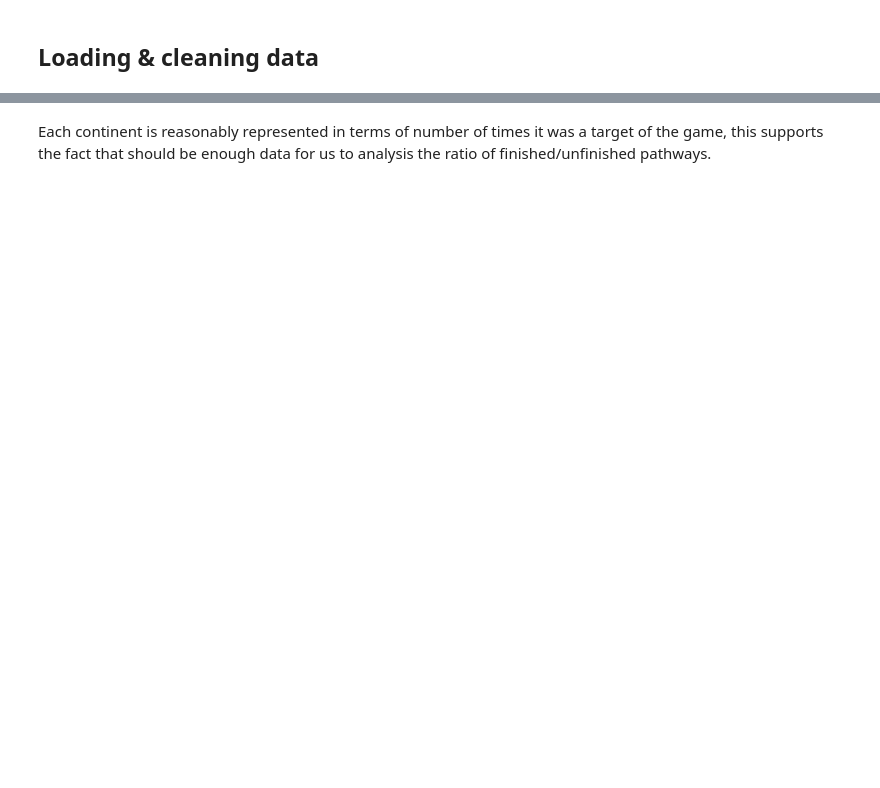
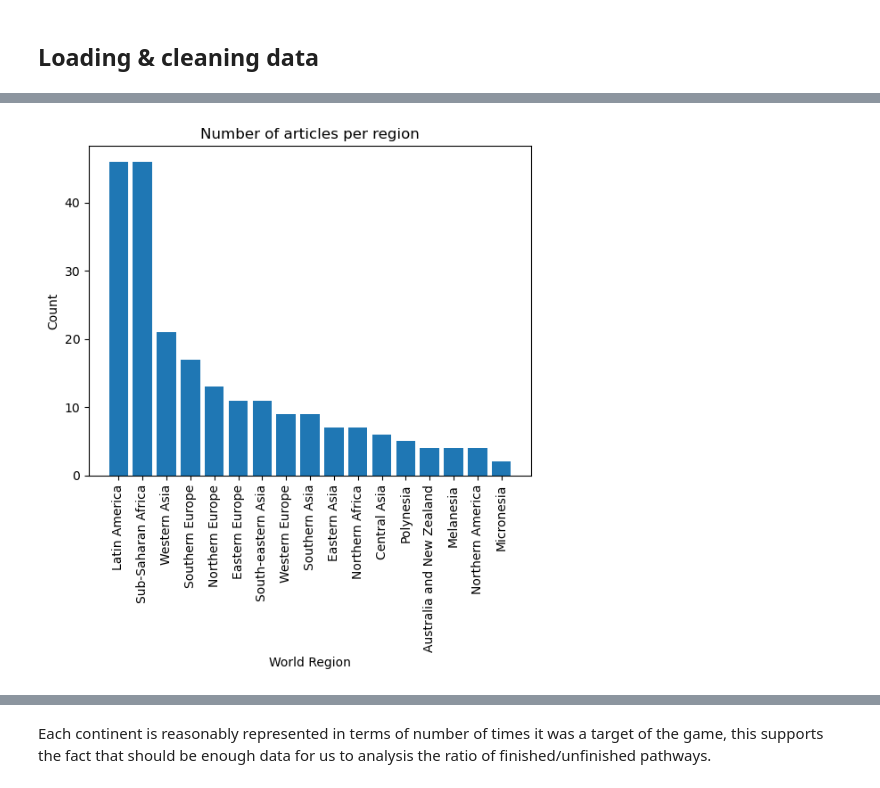
Before and after one commit to epfl-ada/ada-2023-project-jellyfish401, a Jupyter notebook: p2.ipynb, the cells around one changed output, grey strips where cells are left out. Drawn from its saved outputs; the diff is of its cells as text; code cells hidden in the pictures; blank space fills up the shorter version.

```diff
--- a/p2.ipynb
+++ b/p2.ipynb
@@ -637,0 +452,14 @@ region_count
+# %%
+# Plotting the distribution of countries in the dataset based on their region.
+countries_per_region = ((country_region_df.groupby('Region').count()).reset_index()).sort_values(by='Country', ascending=False)
+
+plt.bar(countries_per_region['Region'], countries_per_region['Country'])
+plt.xticks(rotation=90)
+plt.title("Number of articles per region")
+plt.xlabel("World Region")
+plt.ylabel("Count")
+plt.show()
+
+# All countries (and a some more) that are recognized by the UN are included in our Dataset.
+# %% [output]
+[figure, added]
```
Also changed, not shown: parts of 78 cells of this notebook, 3 other files.
